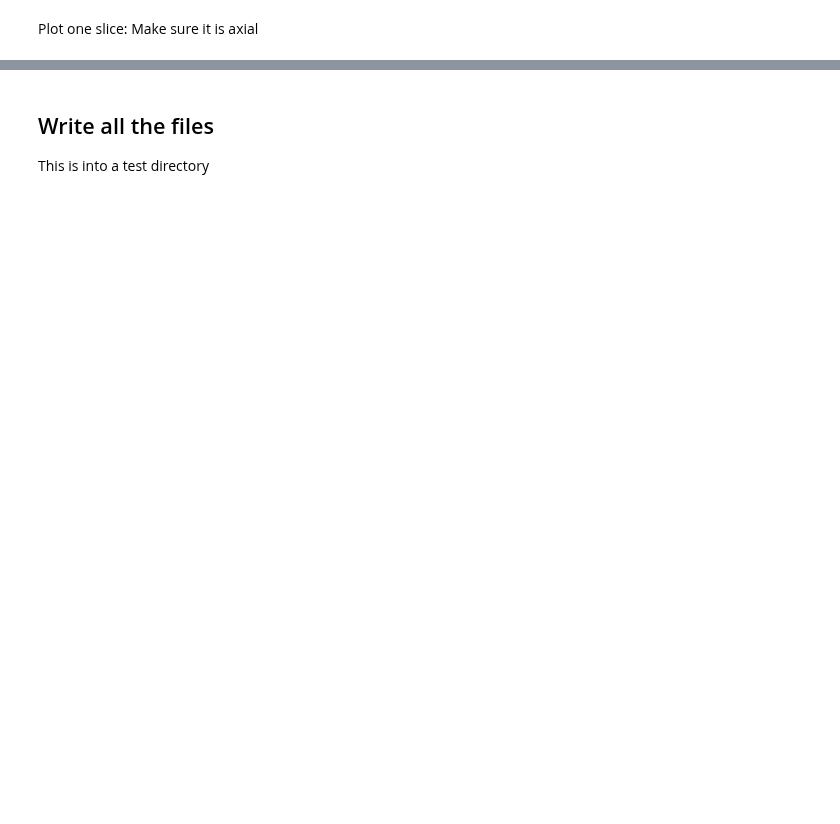
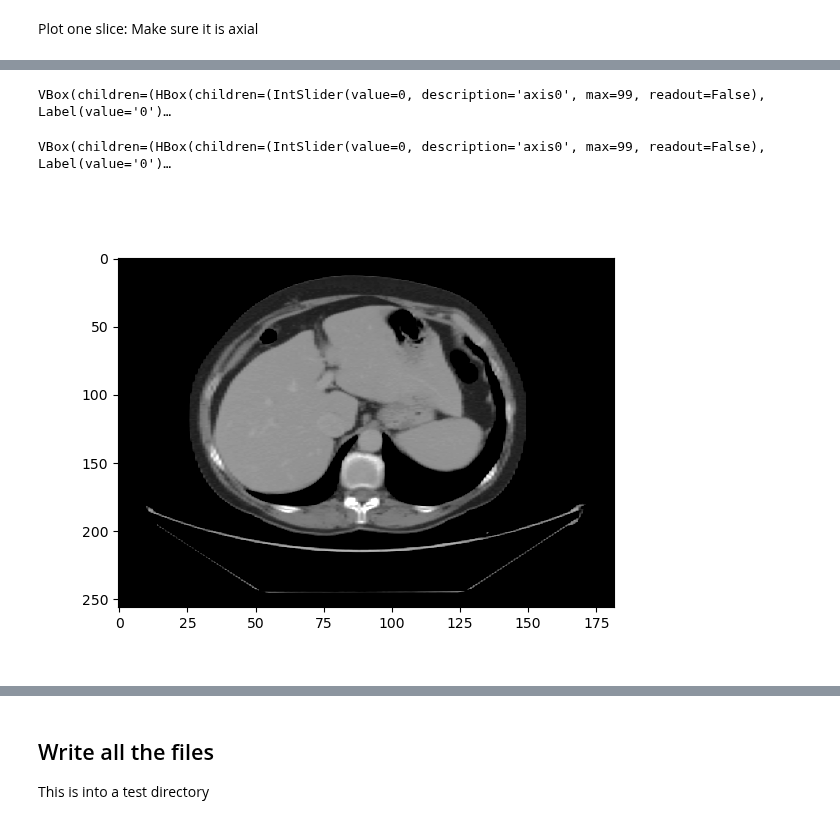
Before and after one commit to jerichooconnell/work-dfci, a Jupyter notebook: 7-Simulate_Patients_Matt/Pelvis/1-Jupyter_notebooks/1-Write_python_sim_script.ipynb, the cells around one changed output, grey strips where cells are left out. Drawn from its saved outputs; the diff is of its cells as text; code cells hidden in the pictures; blank space fills up the shorter version.

```diff
--- a/7-Simulate_Patients_Matt/Pelvis/1-Jupyter_notebooks/1-Write_python_sim_script.ipynb
+++ b/7-Simulate_Patients_Matt/Pelvis/1-Jupyter_notebooks/1-Write_python_sim_script.ipynb
@@ -184,0 +189,7 @@ plt.imshow(phantom.phantom[30,:,:])
+# %%
+plt.figure()
+pli.hyperslicer(np.flip(np.flip(phantom.density,axis = 1),2),cmap='gray',vmin=0.8,vmax=1.3,aspect=0.5)
+# %% [output]
+VBox(children=(HBox(children=(IntSlider(value=0, description='axis0', max=99, readout=False), Label(value='0')…
+VBox(children=(HBox(children=(IntSlider(value=0, description='axis0', max=99, readout=False), Label(value='0')…
+[figure, added]
```
Also changed, not shown: parts of 10 cells of this notebook, 24 other files.
